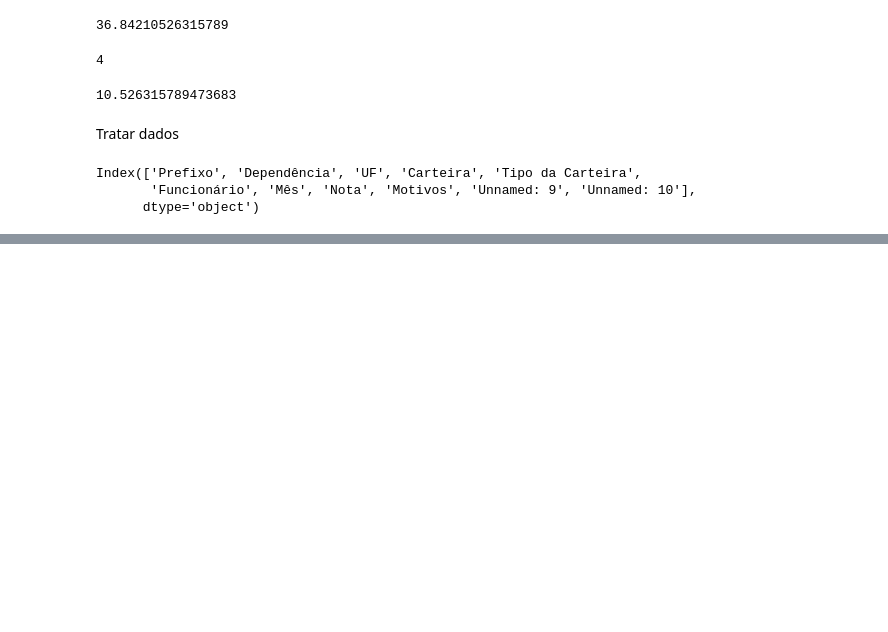
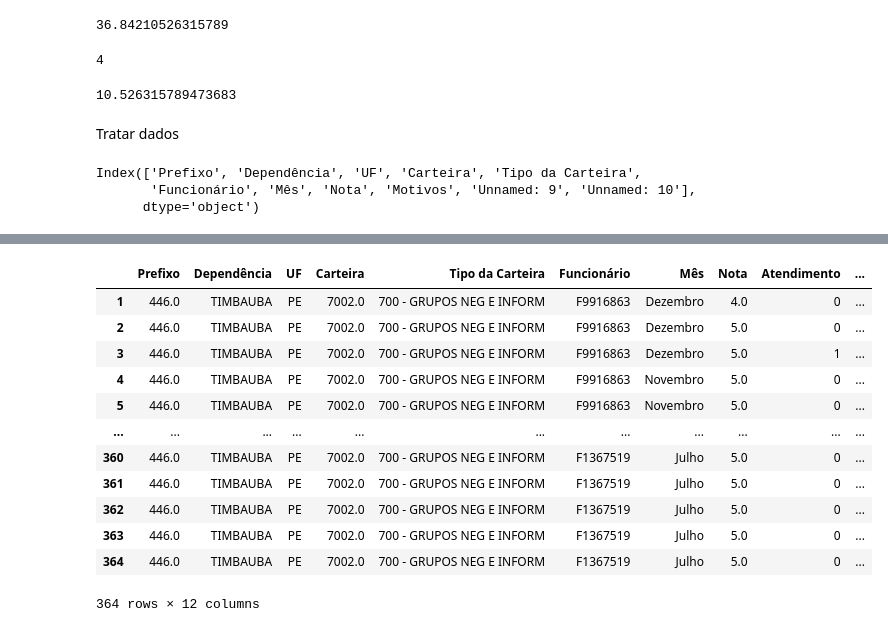
Before and after one commit to oakthyago/oakthyago, a Jupyter notebook: relatório_BB.ipynb, the cells around one changed output, grey strips where cells are left out. Cells and saved outputs as stored; diff of their text form; code cells hidden in the pictures; blank space fills up the shorter version.

```diff
--- a/relatório_BB.ipynb
+++ b/relatório_BB.ipynb
@@ -161,0 +136,75 @@ array(['F9916863', 'F9476713', 'F9342321', 'F9329466', 'F8620357',
+# %%
+# prompt: return dic employee_dict and df["Funcionário"]. employee_dict = {
+#     "F1367519": "ARTHUR LIRA DA SILVA",
+#     "F1669799": "BONIEK CICERO DA SILVA",
+#     "F1833287": "CARLOS HENRIQUE VALENCA ARAUJO DA SILVA",
+#     "F2125367": "CLEYTON DA SILVA GOMES",
+#     "F2253189": "DANIEL BIDO CARVALHO",
+#     "F3296093": "FLAVIA APOLINARIO OLIVEIRA FARIAS",
+#     "F3295818": "FLAVIANO DA SILVA",
+#     "F3417358": "FRANCISCO GENILSON MARINHO MEDEIROS",
+#     "F5721682": "JOSE NAZARENO DE OLIVEIRA",
+#     "F6519319": "LUIZ GUEDES MONTEIRO NETO",
+#     "F8030919": "PAULA PACHECO CARDOSO",
+#     "F8620357": "RITA DE CASSIA CABRAL DE MELO",
+#     "F9329466": "THIAGO GONCALVES DE OLIVEIRA",
+#     "F9342321": "THYAGO BORGES DE CARVALHO",
+#     "F9476713": "VERONICA MARIA PACHECO DE ARAUJO MOURA"
+# }
+
+import pandas as pd
+
+employee_dict = {
+    "F1367519": "ARTHUR LIRA DA SILVA",
+    "F1669799": "BONIEK CICERO DA SILVA",
+    "F1833287": "CARLOS HENRIQUE VALENCA ARAUJO DA SILVA",
+    "F2125367": "CLEYTON DA SILVA GOMES",
+    "F2253189": "DANIEL BIDO CARVALHO",
+    "F3296093": "FLAVIA APOLINARIO OLIVEIRA FARIAS",
+    "F3295818": "FLAVIANO DA SILVA",
+    "F3417358": "FRANCISCO GENILSON MARINHO MEDEIROS",
+    "F5721682": "JOSE NAZARENO DE OLIVEIRA",
+    "F6519319": "LUIZ GUEDES MONTEIRO NETO",
+    "F8030919": "PAULA PACHECO CARDOSO",
+    "F8620357": "RITA DE CASSIA CABRAL DE MELO",
+    "F9329466": "THIAGO GONCALVES DE OLIVEIRA",
+    "F9342321": "THYAGO BORGES DE CARVALHO",
+    "F9476713": "VERONICA MARIA PACHECO DE ARAUJO MOURA"
+}
+
+df = pd.read_excel("/content/drive/MyDrive/BB111/relatorio-3285.xlsx")
+
+# Rename columns
+new_columns = ['Prefixo', 'Dependência', 'UF', 'Carteira', 'Tipo da Carteira',
+               'Funcionário', 'Mês', 'Nota', 'Atendimento', 'Cordialidade', 'Dominio']
+if len(new_columns) == len(df.columns):
+    df.columns = new_columns
+else:
+    print("Error: Column name mismatch.")
+
+df.drop(0, inplace=True)
+
+# Map boolean values to 0 and 1
+for col in ['Atendimento', 'Cordialidade', 'Dominio']:
+    df[col] = df[col].map({False: 0, True: 1})
+
+# Access employee names using the dictionary and the "Funcionário" column
+employee_names = []
+for employee_id in df["Funcionário"]:
+    employee_names.append(employee_dict.get(employee_id, "Not Found"))
+
+df['Nome do Funcionário'] = employee_names # Create a new column for employee names
+# %% [output]
+|  | Prefixo | Dependência | UF | Carteira | Tipo da Carteira | Funcionário | Mês | Nota | Atendimento | ... |
+| 1 | 446.0 | TIMBAUBA | PE | 7002.0 | 700 - GRUPOS NEG E INFORM | F9916863 | Dezembro | 4.0 | 0 | ... |
+| 2 | 446.0 | TIMBAUBA | PE | 7002.0 | 700 - GRUPOS NEG E INFORM | F9916863 | Dezembro | 5.0 | 0 | ... |
+| 3 | 446.0 | TIMBAUBA | PE | 7002.0 | 700 - GRUPOS NEG E INFORM | F9916863 | Dezembro | 5.0 | 1 | ... |
+| 4 | 446.0 | TIMBAUBA | PE | 7002.0 | 700 - GRUPOS NEG E INFORM | F9916863 | Novembro | 5.0 | 0 | ... |
+| 5 | 446.0 | TIMBAUBA | PE | 7002.0 | 700 - GRUPOS NEG E INFORM | F9916863 | Novembro | 5.0 | 0 | ... |
+| ... | ... | ... | ... | ... | ... | ... | ... | ... | ... | ... |
+| 360 | 446.0 | TIMBAUBA | PE | 7002.0 | 700 - GRUPOS NEG E INFORM | F1367519 | Julho | 5.0 | 0 | ... |
+| 361 | 446.0 | TIMBAUBA | PE | 7002.0 | 700 - GRUPOS NEG E INFORM | F1367519 | Julho | 5.0 | 0 | ... |
+| 362 | 446.0 | TIMBAUBA | PE | 7002.0 | 700 - GRUPOS NEG E INFORM | F1367519 | Julho | 5.0 | 0 | ... |
+| 363 | 446.0 | TIMBAUBA | PE | 7002.0 | 700 - GRUPOS NEG E INFORM | F1367519 | Julho | 5.0 | 0 | ... |
+| 364 | 446.0 | TIMBAUBA | PE | 7002.0 | 700 - GRUPOS NEG E INFORM | F1367519 | Julho | 5.0 | 0 | ... |
+364 rows × 12 columns
```
Also changed, not shown: parts of 12 cells of this notebook.
